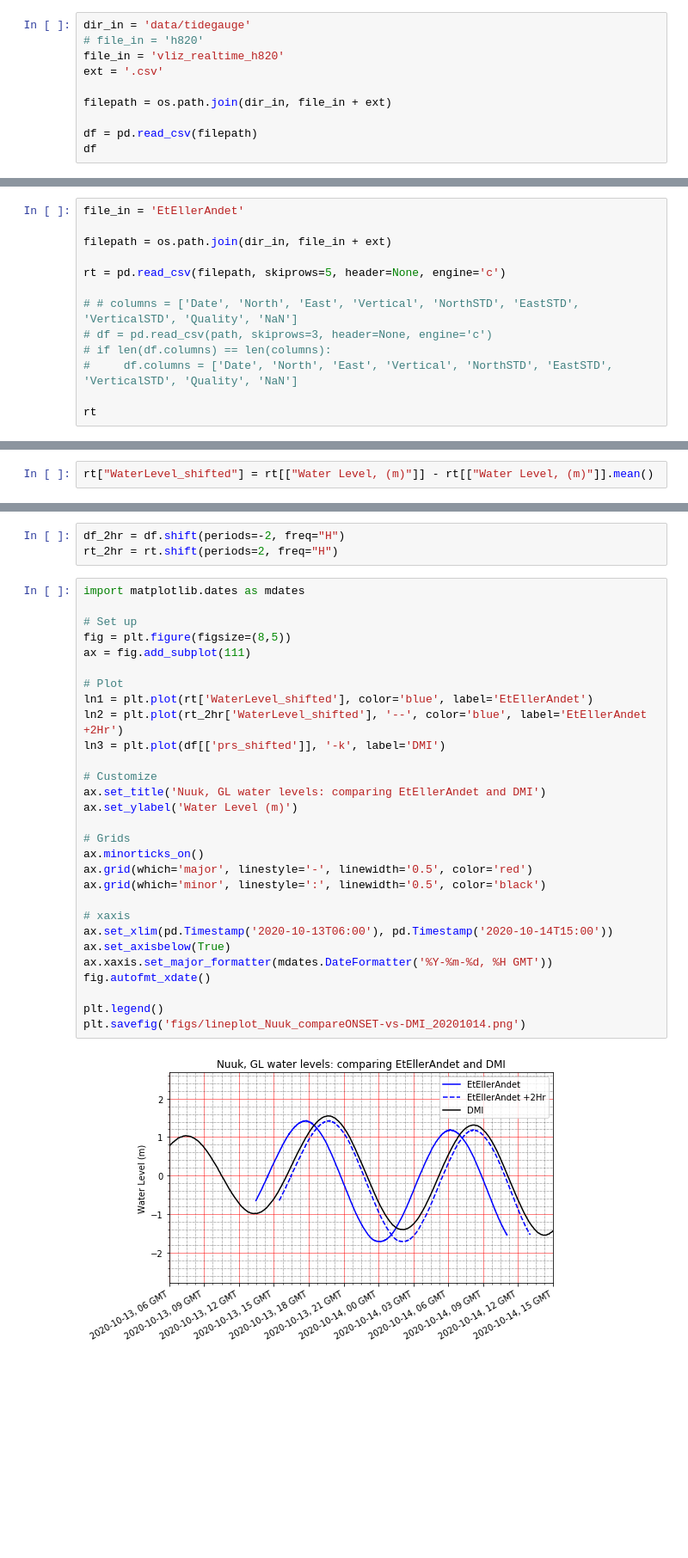
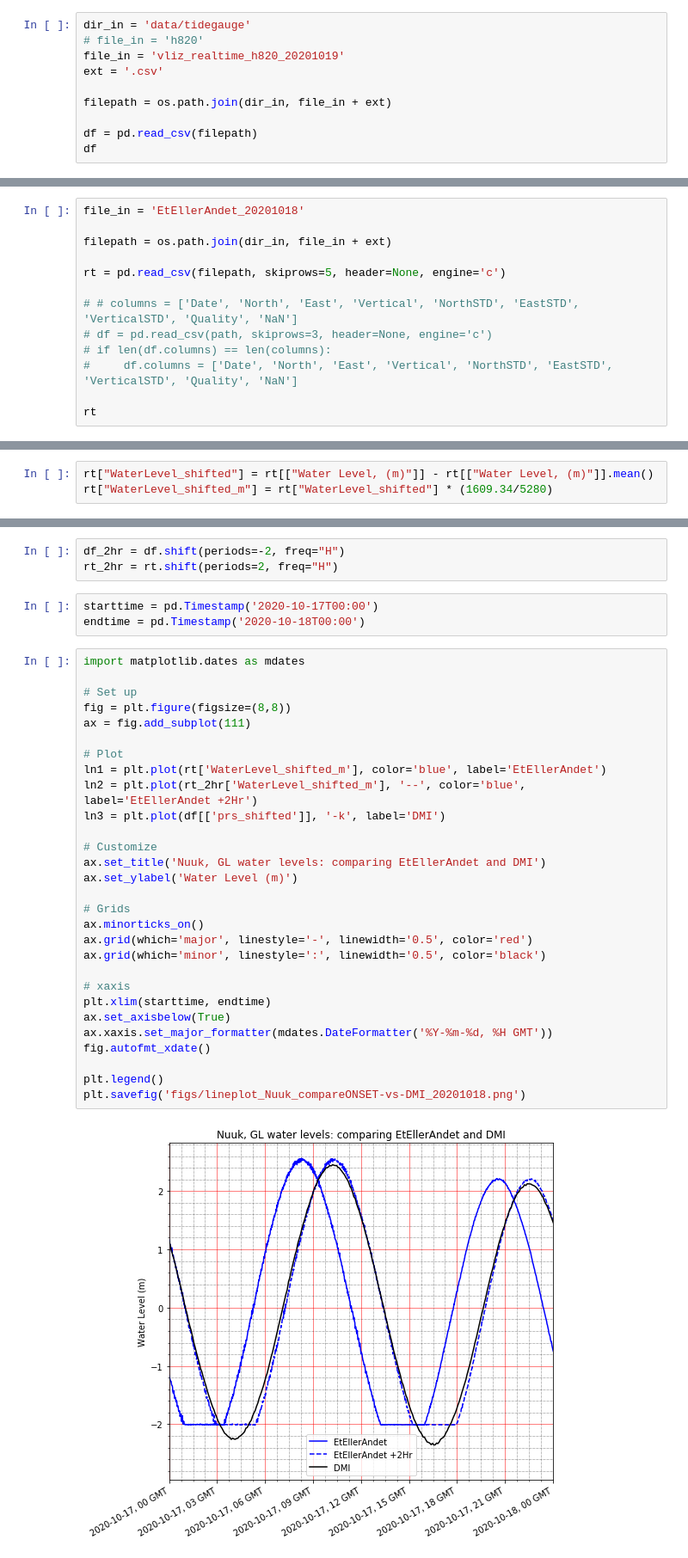
Before and after one commit to ldeo-arctictides/tidegauges-historical, a Jupyter notebook: test_read_VLIZrealtime.ipynb, the cells around one changed output, grey strips where cells are left out. Shown at 86% size. Drawn from its saved outputs; the diff is of its cells as text; blank space fills up the shorter version.

Commit message:
ENH: more generalized for incoming Onset and VLIZ datasets

```diff
--- a/test_read_VLIZrealtime.ipynb
+++ b/test_read_VLIZrealtime.ipynb
@@ -18,7 +18,7 @@ currently need to download HTML table, rename with '.xls' extension, open in Mic
 # %%
 dir_in = 'data/tidegauge'
 # file_in = 'h820'
-file_in = 'vliz_realtime_h820'
+file_in = 'vliz_realtime_h820_20201019'
 ext = '.csv'
 
 filepath = os.path.join(dir_in, file_in + ext)
@@ -77,7 +77,7 @@ df[['prs_shifted']].plot()
 
 ONSET
 # %%
-file_in = 'EtEllerAndet'
+file_in = 'EtEllerAndet_20201018'
 
 filepath = os.path.join(dir_in, file_in + ext)
 
@@ -199,3 +202,4 @@ rt[["Water Level, (m)"]].plot()
 # %%
 rt["WaterLevel_shifted"] = rt[["Water Level, (m)"]] - rt[["Water Level, (m)"]].mean()
+rt["WaterLevel_shifted_m"] = rt["WaterLevel_shifted"] * (1609.34/5280)
 # %%
@@ -208,34 +212,37 @@ rt[["WaterLevel_shifted"]].plot()
 # %%
 df_2hr = df.shift(periods=-2, freq="H")
 rt_2hr = rt.shift(periods=2, freq="H")
+# %%
+starttime = pd.Timestamp('2020-10-17T00:00')
+endtime = pd.Timestamp('2020-10-18T00:00')
 # %%
 import matplotlib.dates as mdates
 
 # Set up
-fig = plt.figure(figsize=(8,5))
+fig = plt.figure(figsize=(8,8))
 ax = fig.add_subplot(111)
 
 # Plot
-ln1 = plt.plot(rt['WaterLevel_shifted'], color='blue', label='EtEllerAndet')
-ln2 = plt.plot(rt_2hr['WaterLevel_shifted'], '--', color='blue', label='EtEllerAndet +2Hr')
+ln1 = plt.plot(rt['WaterLevel_shifted_m'], color='blue', label='EtEllerAndet')
+ln2 = plt.plot(rt_2hr['WaterLevel_shifted_m'], '--', color='blue', label='EtEllerAndet +2Hr')
 ln3 = plt.plot(df[['prs_shifted']], '-k', label='DMI')
 
 # Customize
 ax.set_title('Nuuk, GL water levels: comparing EtEllerAndet and DMI')
 ax.set_ylabel('Water Level (m)')
 
 # Grids
 ax.minorticks_on()
 ax.grid(which='major', linestyle='-', linewidth='0.5', color='red')
 ax.grid(which='minor', linestyle=':', linewidth='0.5', color='black')
 
 # xaxis
-ax.set_xlim(pd.Timestamp('2020-10-13T06:00'), pd.Timestamp('2020-10-14T15:00'))
+plt.xlim(starttime, endtime)
 ax.set_axisbelow(True)
 ax.xaxis.set_major_formatter(mdates.DateFormatter('%Y-%m-%d, %H GMT'))
 fig.autofmt_xdate()
 
 plt.legend()
-plt.savefig('figs/lineplot_Nuuk_compareONSET-vs-DMI_20201014.png')
+plt.savefig('figs/lineplot_Nuuk_compareONSET-vs-DMI_20201018.png')
 # %% [output]
-[figure, old version]
+[figure, new version]
```
Also changed, not shown: parts of 13 cells of this notebook, 6 other files.
